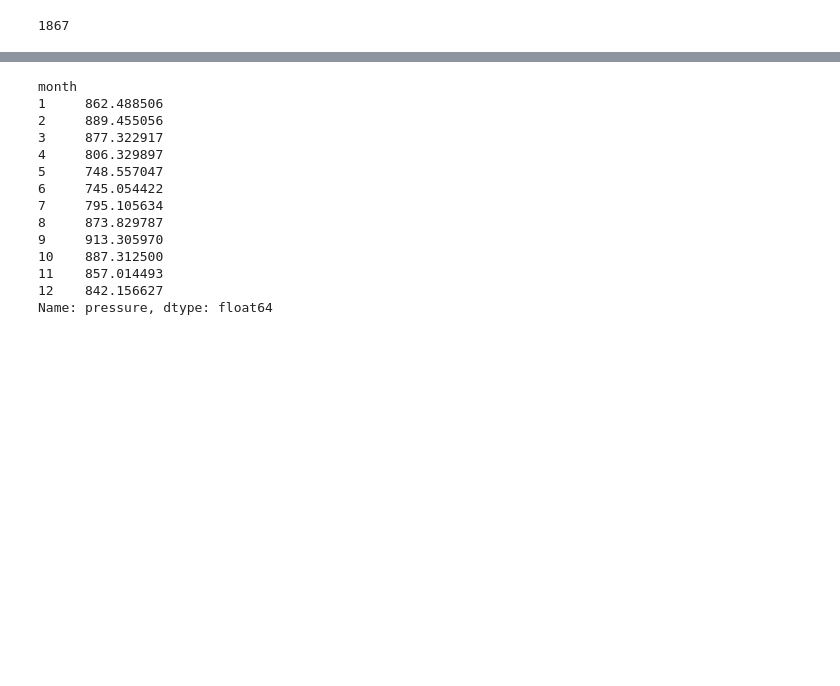
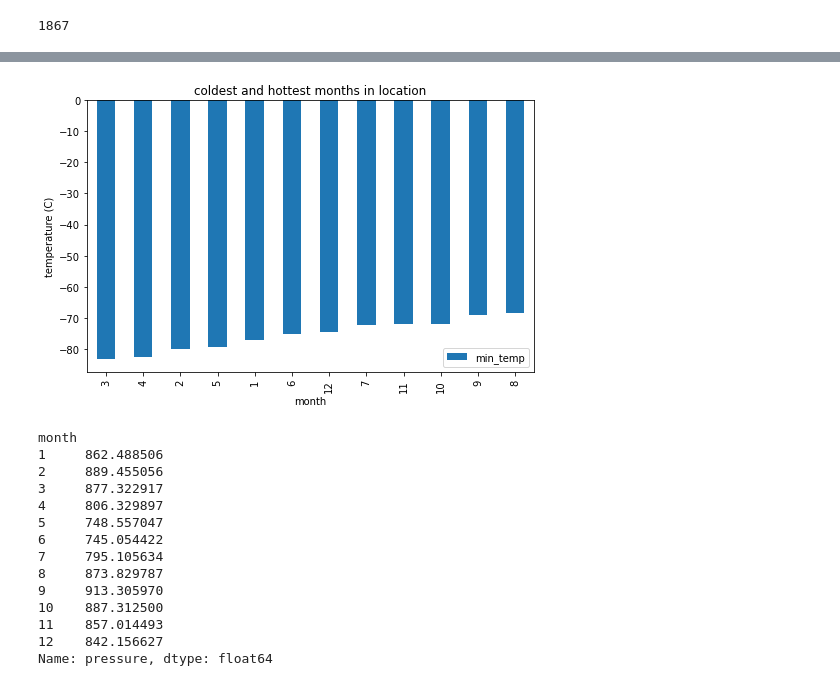
Before and after one commit to yosieph/HTML_challenge_11, a Jupyter notebook: Starter_Code/part_2_mars_weather.ipynb, the cells around one changed output, grey strips where cells are left out. Drawn from its saved outputs; the diff is of its cells as text; code cells hidden in the pictures; blank space fills up the shorter version.

```diff
--- a/Starter_Code/part_2_mars_weather.ipynb
+++ b/Starter_Code/part_2_mars_weather.ipynb
@@ -177,2 +230,12 @@ Name: min_temp, dtype: float64
+# %%
+# Identify the coldest and hottest months in Curiosity's location
+order_temp = av_low_temp.sort_values(by=['min_temp'],  ascending=True )
+order_temp.plot.bar(figsize = (8,5))
+plt.xlabel('month')
+plt.ylabel('temperature (C)')
+plt.title('coldest and hottest months in location')
+plt.savefig('cold_hottest_temp.png')
+# %% [output]
+[figure, added]
 # %%
 # 4. Average pressure by Martian month
```
Also changed, not shown: parts of 21 cells of this notebook.
